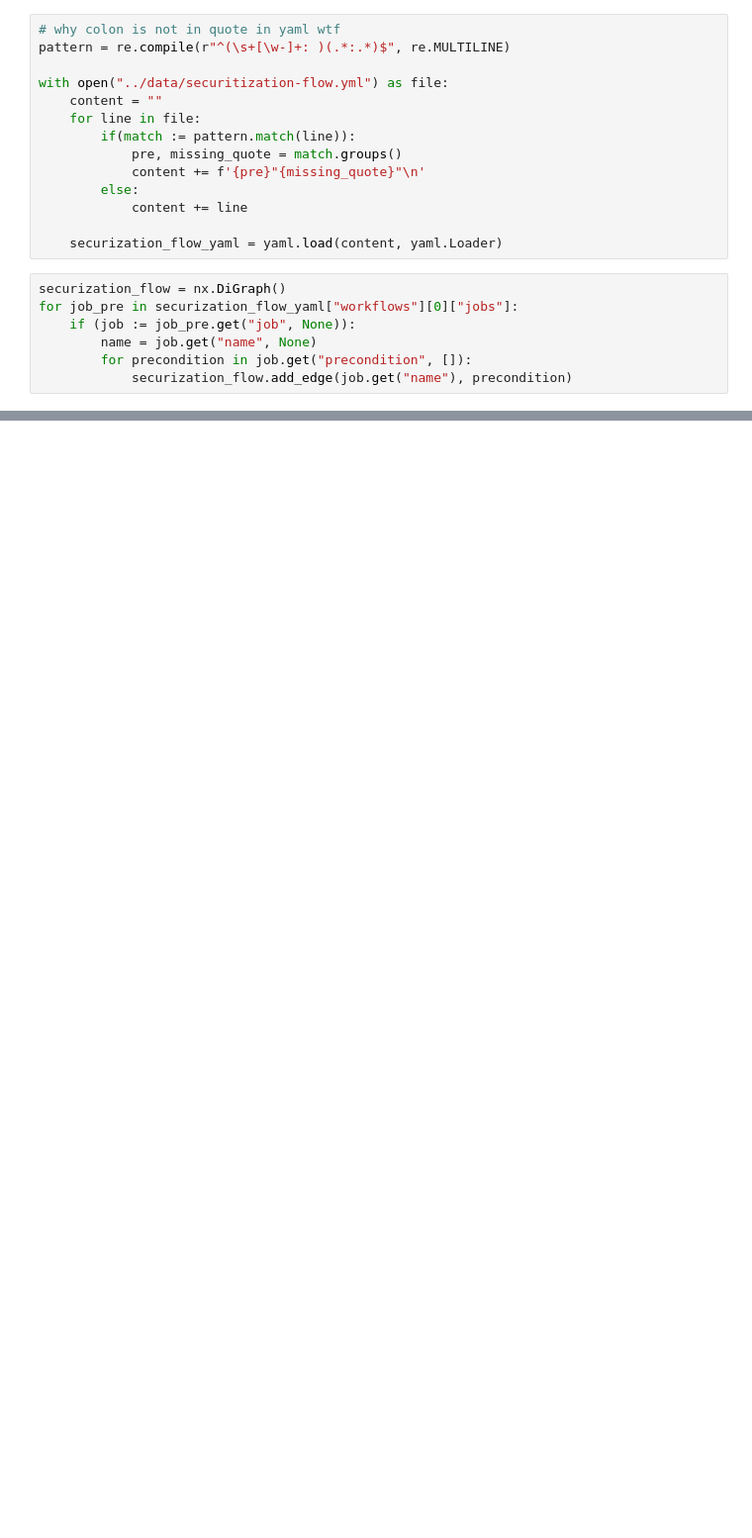
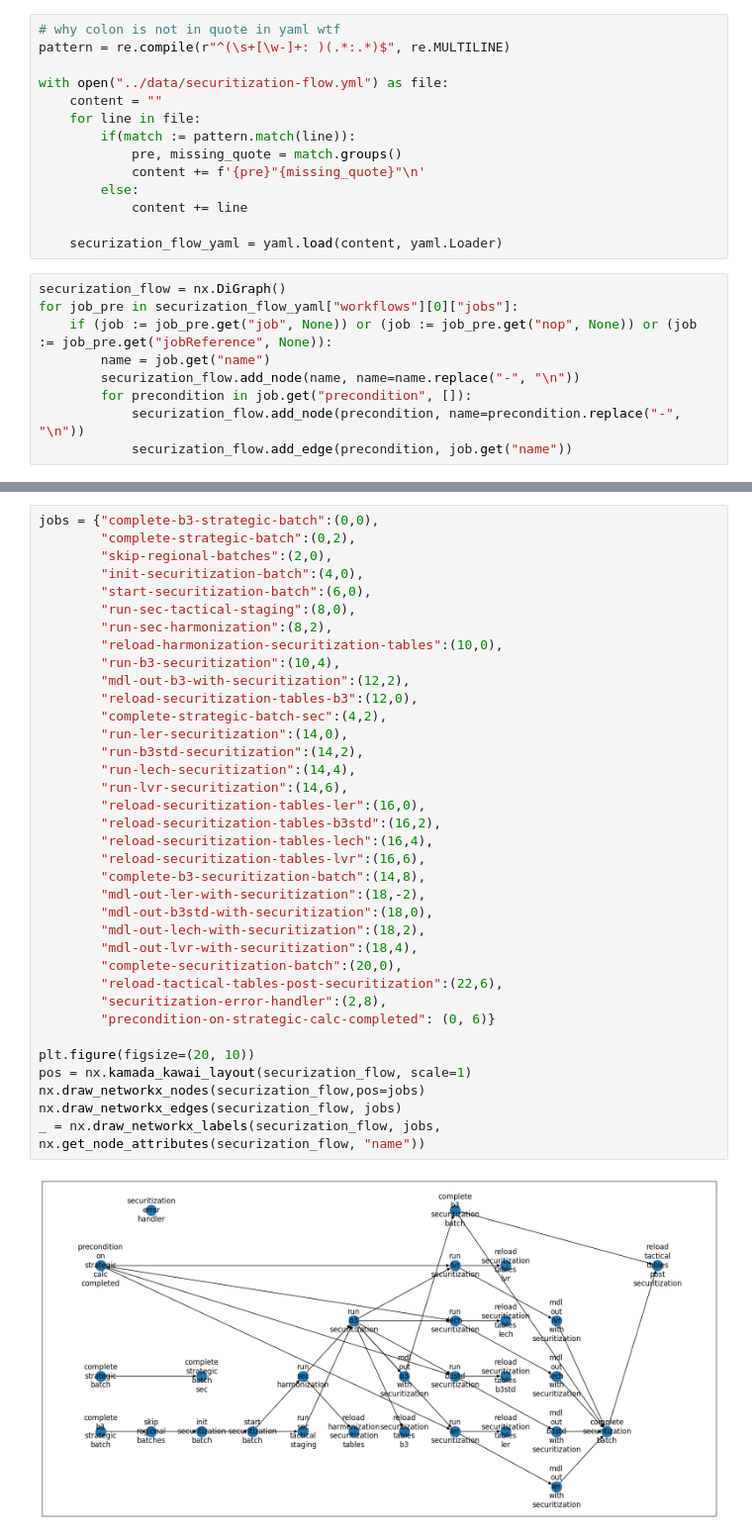
Before and after one commit to mlodybercik/workflow-predictor, a Jupyter notebook: temp/visualize.ipynb, the cells around one changed output, grey strips where cells are left out. Shown at 99% size. Saved outputs shown, nothing was run; the diff lists cells and outputs as text; blank space fills up the shorter version.

```diff
--- a/temp/visualize.ipynb
+++ b/temp/visualize.ipynb
@@ -240,7 +192,9 @@ with open("../data/securitization-flow.yml") as file:
 # %%
 securization_flow = nx.DiGraph()
 for job_pre in securization_flow_yaml["workflows"][0]["jobs"]:
-    if (job := job_pre.get("job", None)):
-        name = job.get("name", None)
+    if (job := job_pre.get("job", None)) or (job := job_pre.get("nop", None)) or (job := job_pre.get("jobReference", None)):
+        name = job.get("name")
+        securization_flow.add_node(name, name=name.replace("-", "\n"))
         for precondition in job.get("precondition", []):
-            securization_flow.add_edge(job.get("name"), precondition)
+            securization_flow.add_node(precondition, name=precondition.replace("-", "\n"))
+            securization_flow.add_edge(precondition, job.get("name"))
@@ -250,0 +201,38 @@ nx.draw(securization_flow)
+# %%
+jobs = {"complete-b3-strategic-batch":(0,0),
+        "complete-strategic-batch":(0,2),
+        "skip-regional-batches":(2,0),
+        "init-securitization-batch":(4,0),
+        "start-securitization-batch":(6,0),
+        "run-sec-tactical-staging":(8,0),
+        "run-sec-harmonization":(8,2),
+        "reload-harmonization-securitization-tables":(10,0),
+        "run-b3-securitization":(10,4),
+        "mdl-out-b3-with-securitization":(12,2),
+        "reload-securitization-tables-b3":(12,0),
+        "complete-strategic-batch-sec":(4,2),
+        "run-ler-securitization":(14,0),
+        "run-b3std-securitization":(14,2),
+        "run-lech-securitization":(14,4),
+        "run-lvr-securitization":(14,6),
+        "reload-securitization-tables-ler":(16,0),
+        "reload-securitization-tables-b3std":(16,2),
+        "reload-securitization-tables-lech":(16,4),
+        "reload-securitization-tables-lvr":(16,6),
+        "complete-b3-securitization-batch":(14,8),
+        "mdl-out-ler-with-securitization":(18,-2),
+        "mdl-out-b3std-with-securitization":(18,0),
+        "mdl-out-lech-with-securitization":(18,2),
+        "mdl-out-lvr-with-securitization":(18,4),
+        "complete-securitization-batch":(20,0),
+        "reload-tactical-tables-post-securitization":(22,6),
+        "securitization-error-handler":(2,8),
+        "precondition-on-strategic-calc-completed": (0, 6)}
+
+plt.figure(figsize=(20, 10))
+pos = nx.kamada_kawai_layout(securization_flow, scale=1)
+nx.draw_networkx_nodes(securization_flow,pos=jobs)
+nx.draw_networkx_edges(securization_flow, jobs)
+_ = nx.draw_networkx_labels(securization_flow, jobs, nx.get_node_attributes(securization_flow, "name"))
+# %% [output]
+[figure, added]
```
Also changed, not shown: parts of 10 cells of this notebook, 5 other files.
